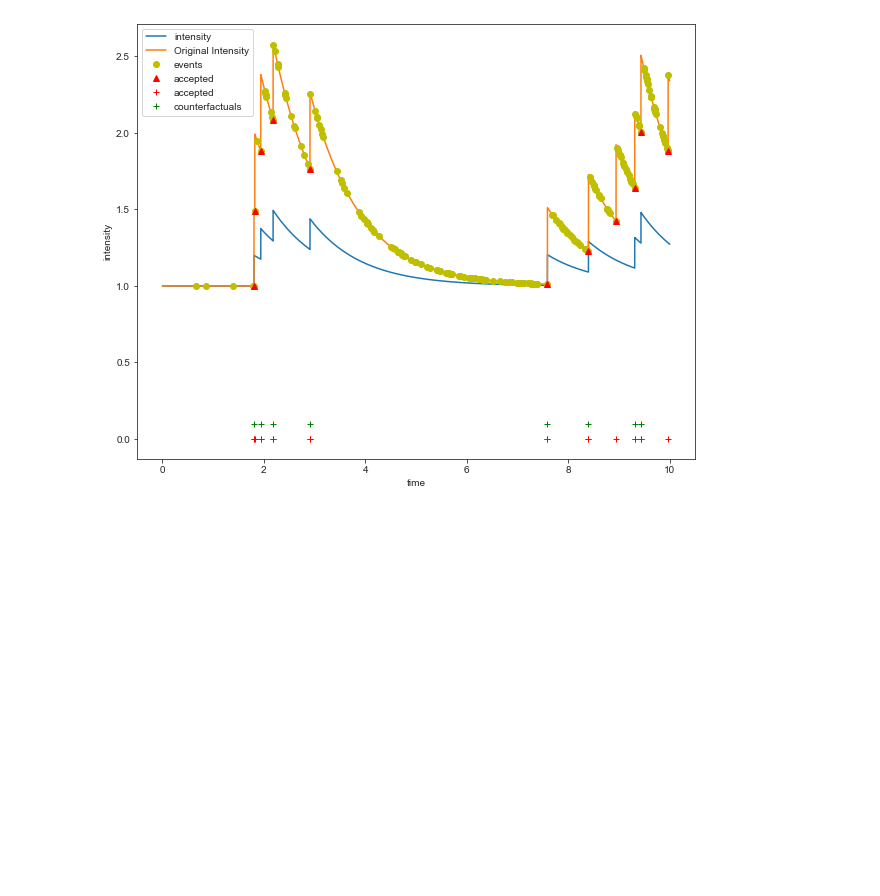
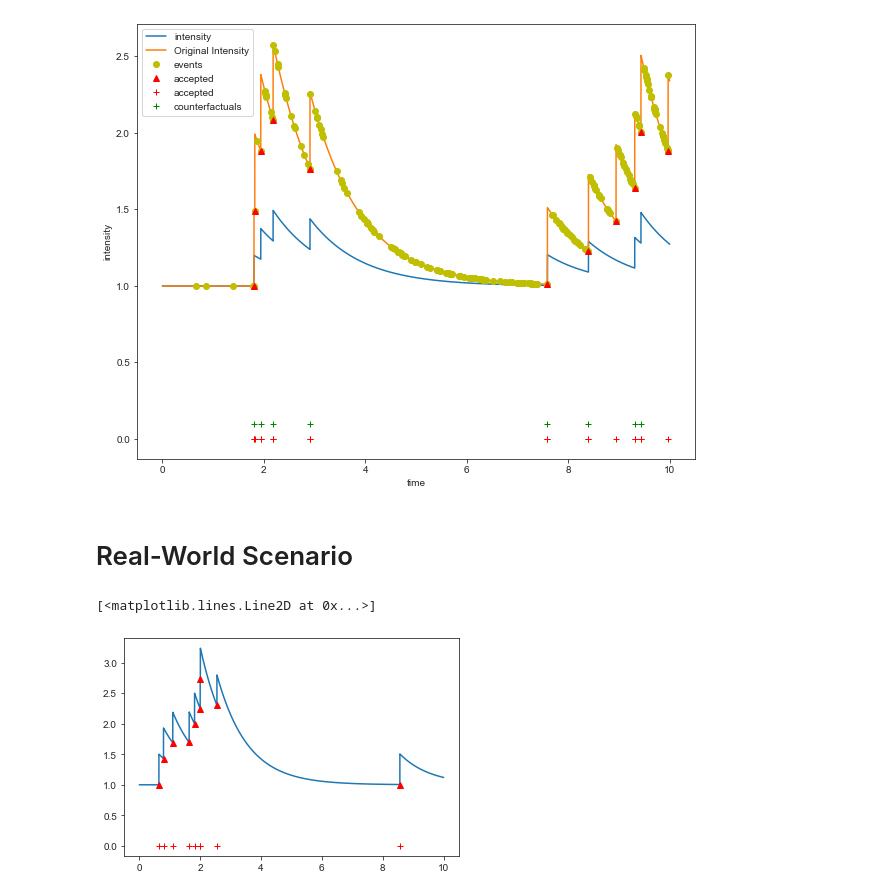
Before and after one commit to Networks-Learning/counterfactual-tpp, a Jupyter notebook: src/hawkes/hawkes.ipynb, the cells around one changed output. Saved outputs shown, nothing was run; the diff lists cells and outputs as text; code cells hidden in the pictures; blank space fills up the shorter version.

Commit message:
added real world scenario for hawkes

```diff
--- a/src/hawkes/hawkes.ipynb
+++ b/src/hawkes/hawkes.ipynb
@@ -108,3 +110,19 @@ plt.legend()
 # %% [output]
 <matplotlib.legend.Legend at 0x...>
 [figure]
+# %% [markdown]
+# Real-World Scenario
+# %%
+# First, we sample from the hawkes process using the Ogata's algorithm (or any other sampling method), but only store the accepted events.
+mu0 = 1
+alpha = 0.5
+w = 1
+lambda_max = 4
+T = 10
+maxNev = 25
+tev, tend, lambdas_original = sampleHawkes(mu0, alpha, w, T, maxNev)
+tvec, l_t = plotHawkes(tev, mu0, alpha, w, T, 10000.0, label = 'Original Intensity')
+plt.plot(tev, lambdas_original, 'r^', label = 'samples')
+# %% [output]
+[<matplotlib.lines.Line2D at 0x...>]
+[figure, added]
```
Also changed, not shown: parts of 12 cells of this notebook.
